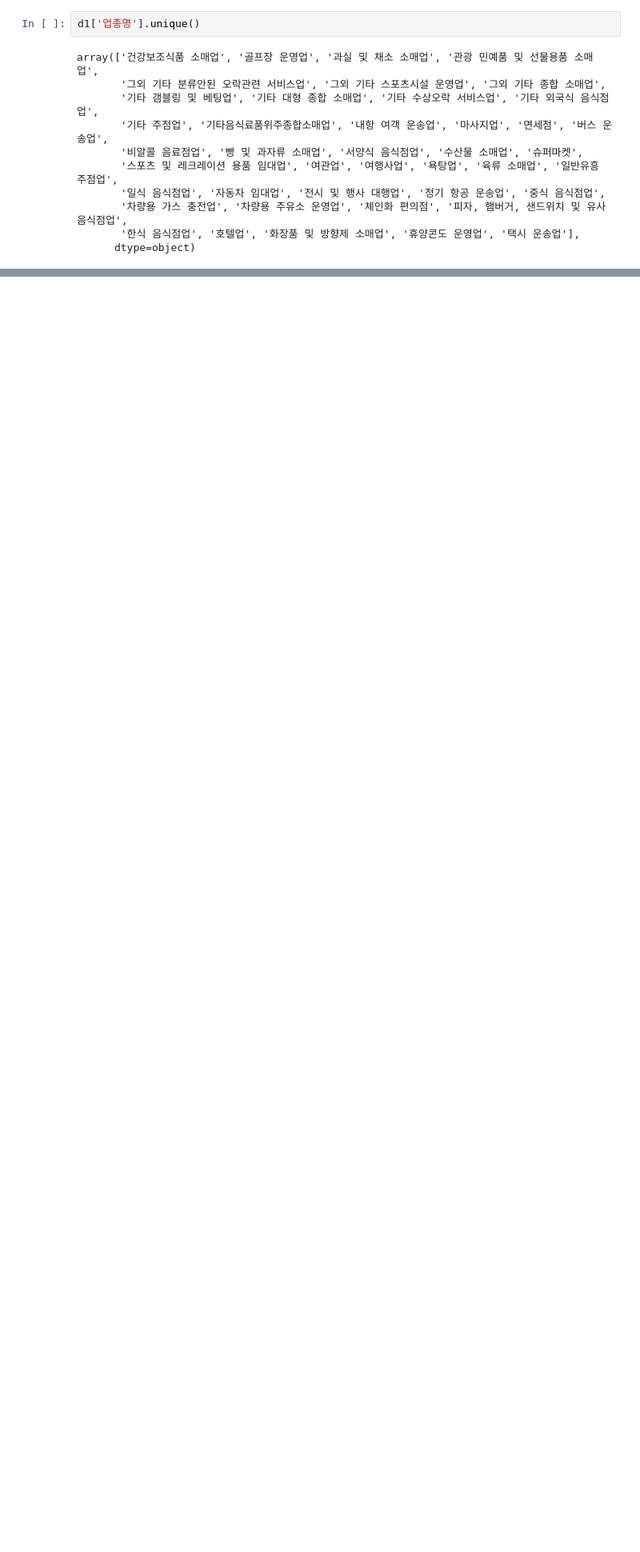
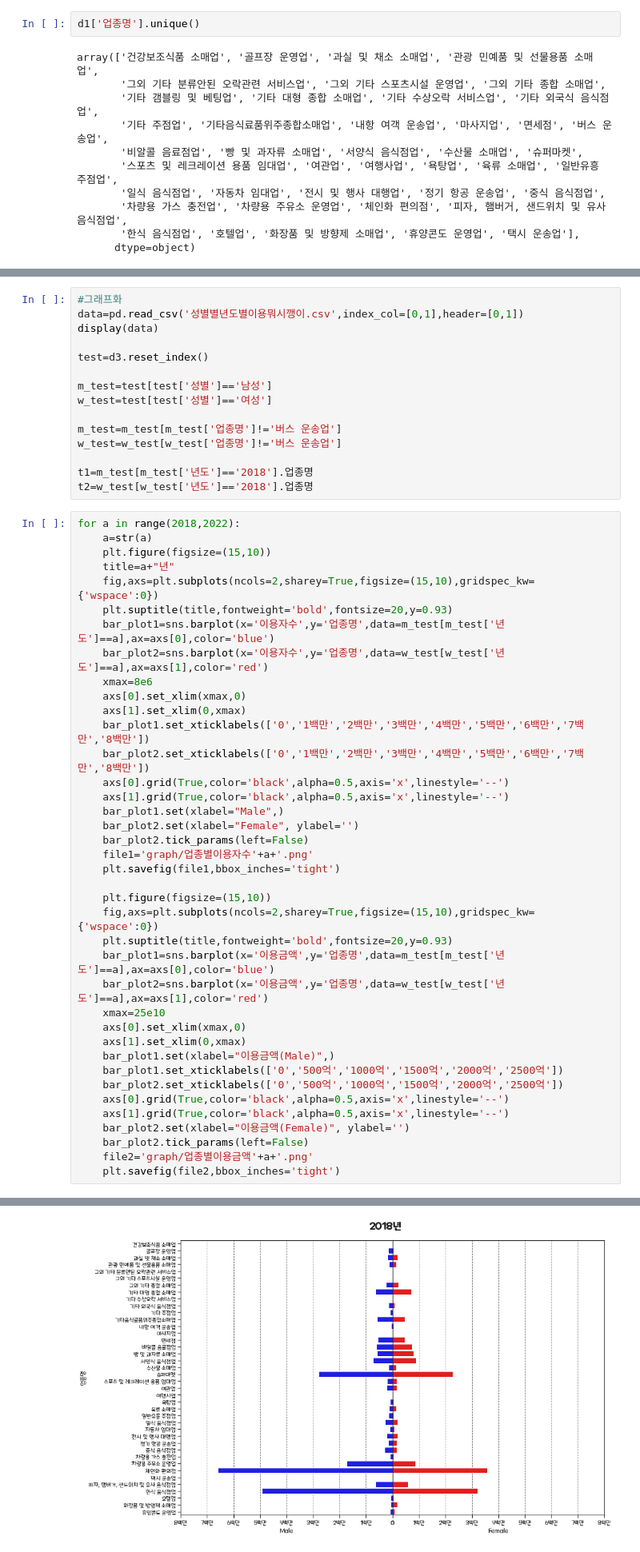
Before and after one commit to jyakler/pythonproject, a Jupyter notebook: category.ipynb, the cells around one changed output, grey strips where cells are left out. Shown at 80% size. Drawn from its saved outputs; the diff is of its cells as text; blank space fills up the shorter version.

```diff
--- a/category.ipynb
+++ b/category.ipynb
@@ -50,0 +128,55 @@ test2.to_csv('년도별이용뭐시깽이.csv',encoding='utf-8')
+# %%
+#그래프화
+data=pd.read_csv('성별별년도별이용뭐시깽이.csv',index_col=[0,1],header=[0,1])
+display(data)
+
+test=d3.reset_index()
+
+m_test=test[test['성별']=='남성']
+w_test=test[test['성별']=='여성']
+
+m_test=m_test[m_test['업종명']!='버스 운송업']
+w_test=w_test[w_test['업종명']!='버스 운송업']
+
+t1=m_test[m_test['년도']=='2018'].업종명
+t2=w_test[w_test['년도']=='2018'].업종명
+# %%
+for a in range(2018,2022):
+    a=str(a)
+    plt.figure(figsize=(15,10))
+    title=a+"년"
+    fig,axs=plt.subplots(ncols=2,sharey=True,figsize=(15,10),gridspec_kw={'wspace':0})
+    plt.suptitle(title,fontweight='bold',fontsize=20,y=0.93)
+    bar_plot1=sns.barplot(x='이용자수',y='업종명',data=m_test[m_test['년도']==a],ax=axs[0],color='blue')
+    bar_plot2=sns.barplot(x='이용자수',y='업종명',data=w_test[w_test['년도']==a],ax=axs[1],color='red')
+    xmax=8e6
+    axs[0].set_xlim(xmax,0)
+    axs[1].set_xlim(0,xmax)
+    bar_plot1.set_xticklabels(['0','1백만','2백만','3백만','4백만','5백만','6백만','7백만','8백만'])
+    bar_plot2.set_xticklabels(['0','1백만','2백만','3백만','4백만','5백만','6백만','7백만','8백만'])
+    axs[0].grid(True,color='black',alpha=0.5,axis='x',linestyle='--')
+    axs[1].grid(True,color='black',alpha=0.5,axis='x',linestyle='--')
+    bar_plot1.set(xlabel="Male",)
+    bar_plot2.set(xlabel="Female", ylabel='')
+    bar_plot2.tick_params(left=False)
+    file1='graph/업종별이용자수'+a+'.png'
+    plt.savefig(file1,bbox_inches='tight')
+
+    plt.figure(figsize=(15,10))
+    fig,axs=plt.subplots(ncols=2,sharey=True,figsize=(15,10),gridspec_kw={'wspace':0})
+    plt.suptitle(title,fontweight='bold',fontsize=20,y=0.93)
+    bar_plot1=sns.barplot(x='이용금액',y='업종명',data=m_test[m_test['년도']==a],ax=axs[0],color='blue')
+    bar_plot2=sns.barplot(x='이용금액',y='업종명',data=w_test[w_test['년도']==a],ax=axs[1],color='red')
+    xmax=25e10
+    axs[0].set_xlim(xmax,0)
+    axs[1].set_xlim(0,xmax)
+    bar_plot1.set(xlabel="이용금액(Male)",)
+    bar_plot1.set_xticklabels(['0','500억','1000억','1500억','2000억','2500억'])
+    bar_plot2.set_xticklabels(['0','500억','1000억','1500억','2000억','2500억'])
+    axs[0].grid(True,color='black',alpha=0.5,axis='x',linestyle='--')
+    axs[1].grid(True,color='black',alpha=0.5,axis='x',linestyle='--')
+    bar_plot2.set(xlabel="이용금액(Female)", ylabel='')
+    bar_plot2.tick_params(left=False)
+    file2='graph/업종별이용금액'+a+'.png'
+    plt.savefig(file2,bbox_inches='tight')
+# %% [output]
@@ -50,0 +184 @@ test2.to_csv('년도별이용뭐시깽이.csv',encoding='utf-8')
+[figure, added]
```
Also changed, not shown: parts of 5 cells of this notebook, 8 other files.
